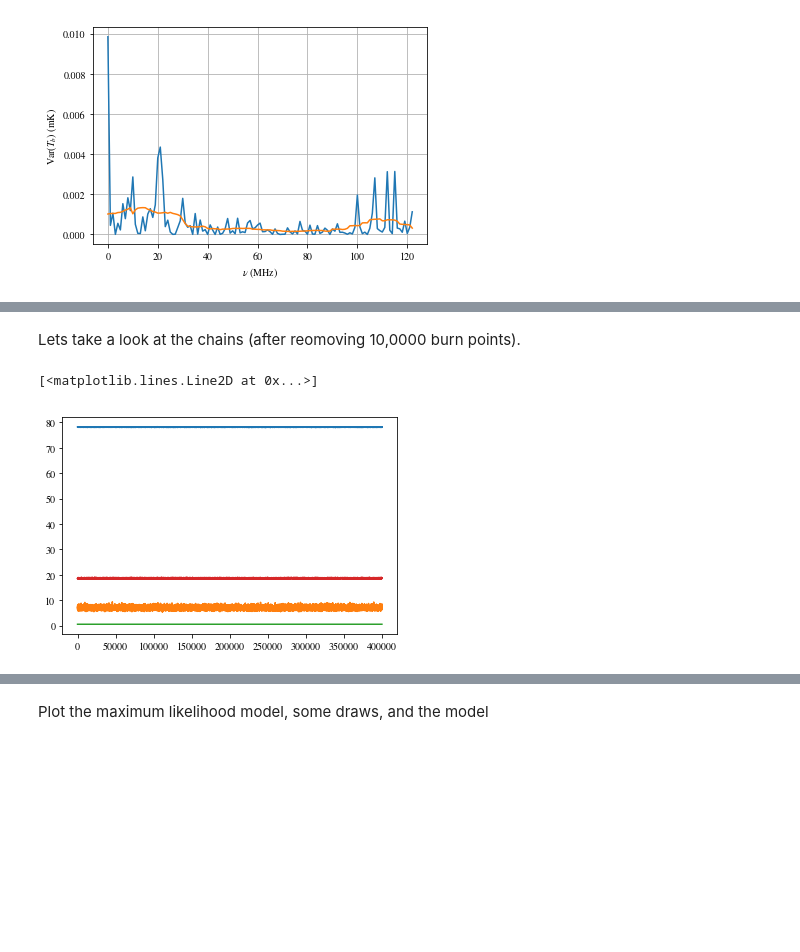
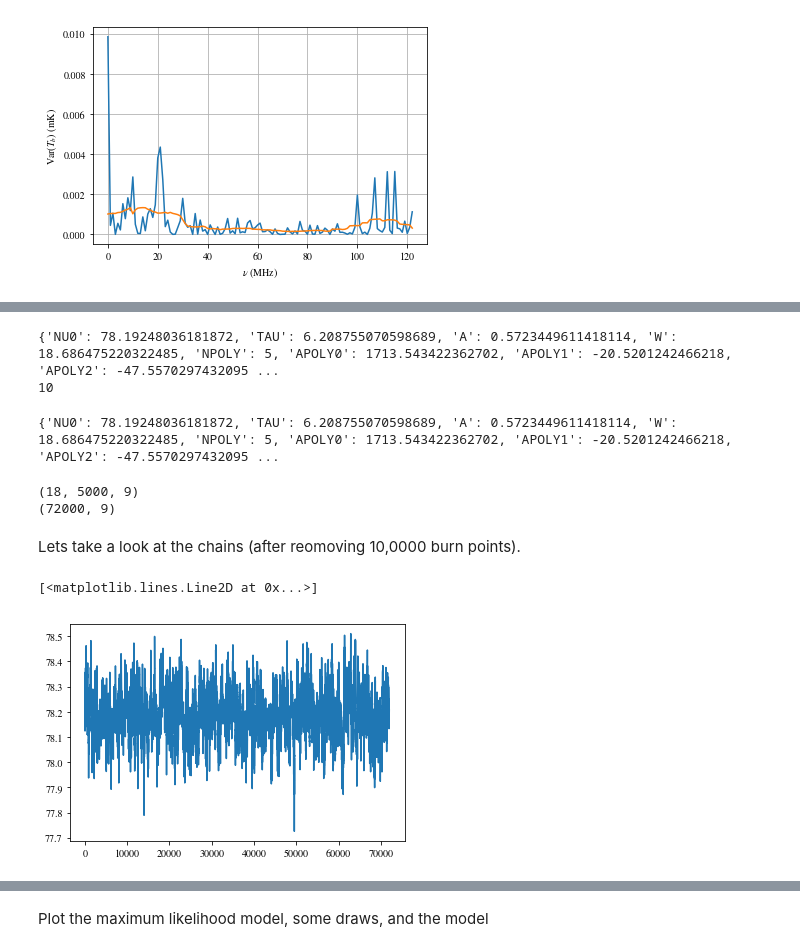
Before and after one commit to aewallwi/global_bh, a Jupyter notebook: examples/Analytic_MCMC.ipynb, the cells around one changed output, grey strips where cells are left out. Cells and saved outputs as stored; diff of their text form; code cells hidden in the pictures; blank space fills up the shorter version.

```diff
--- a/examples/Analytic_MCMC.ipynb
+++ b/examples/Analytic_MCMC.ipynb
@@ -47,11 +96,28 @@ ml_dict={'NU0':ml_params[0],'TAU':ml_params[1],'A':ml_params[2],'W':ml_params[3]
+# %%
+print(sampler.params_all)
+print(len(sampler.params_all))
+# %% [output]
+{'NU0': 78.19248036181872, 'TAU': 6.208755070598689, 'A': 0.5723449611418114, 'W': 18.686475220322485, 'NPOLY': 5, 'APOLY0': 1713.543422362702, 'APOLY1': -20.5201242466218, 'APOLY2': -47.5570297432095 ...
+10
+# %%
+sampler=GSBH_MCMC.Sampler('../config/analytic_test.yaml',fmin=60.,fmax=94)
+sampler.sample()
+# %% [output]
+{'NU0': 78.19248036181872, 'TAU': 6.208755070598689, 'A': 0.5723449611418114, 'W': 18.686475220322485, 'NPOLY': 5, 'APOLY0': 1713.543422362702, 'APOLY1': -20.5201242466218, 'APOLY2': -47.5570297432095 ...
+# %%
+print(sampler.sampler.chain.shape)
+samples=sampler.sampler.chain[:, sampler.config['NBURN']:, :].reshape((-1, len(sampler.params_vary)))
+print(samples.shape)
+ml_samples=np.median(samples,axis=0)
+# %% [output]
+(18, 5000, 9)
+(72000, 9)
 # %% [markdown]
 Lets take a look at the chains (after reomoving 10,0000 burn points).
 # %%
+#plt.plot(samples[:,0])
 plt.plot(samples[:,0])
-plt.plot(samples[:,1])
-plt.plot(samples[:,2])
-plt.plot(samples[:,3])
 # %% [output]
 [<matplotlib.lines.Line2D at 0x...>]
-[figure, old version]
+[figure, new version]
 # %%
```
Also changed, not shown: parts of 13 cells of this notebook, 7 other files.
